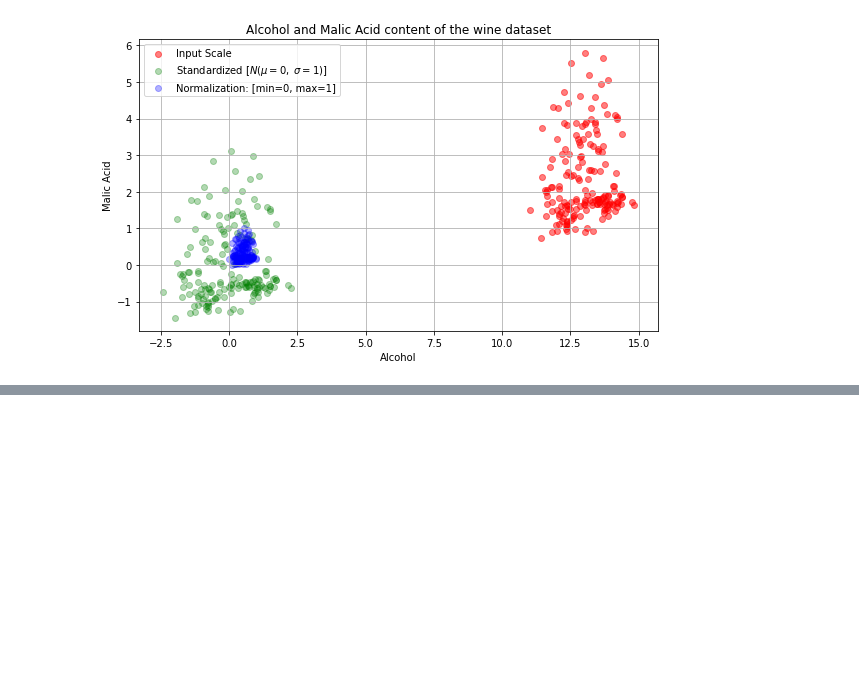
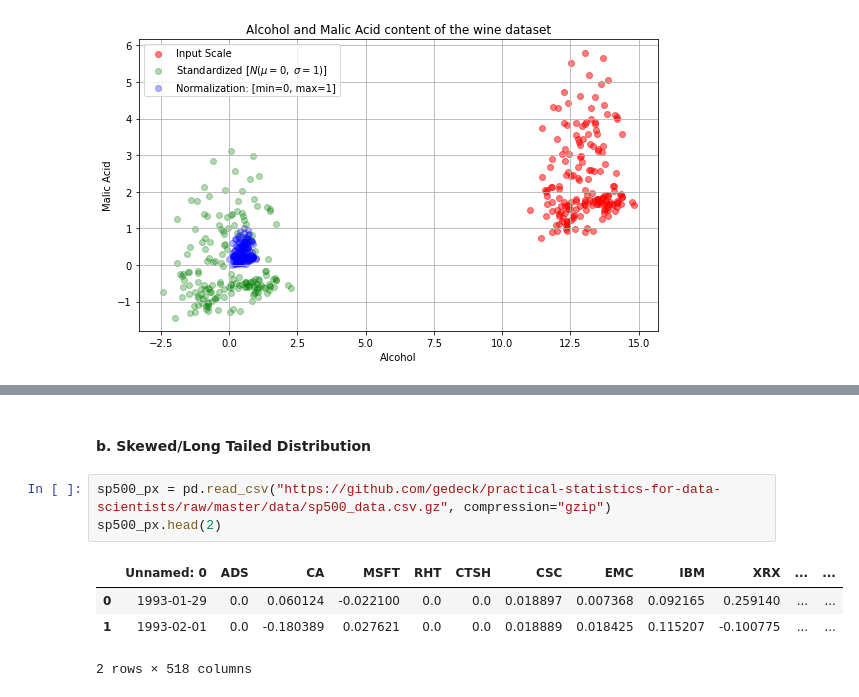
Before and after one commit to mrutyunjay17/Hands-On-Machine-Learning, a Jupyter notebook: other_books/practical_stats_for_ds/2_ data_and_sampling_distributions.ipynb, the cells around one changed output, grey strips where cells are left out. Drawn from its saved outputs; the diff is of its cells as text; blank space fills up the shorter version.

```diff
--- a/other_books/practical_stats_for_ds/2_ data_and_sampling_distributions.ipynb
+++ b/other_books/practical_stats_for_ds/2_ data_and_sampling_distributions.ipynb
@@ -161,0 +172,10 @@ plt.show()
+# %% [markdown]
+#### b. Skewed/Long Tailed Distribution
+# %%
+sp500_px = pd.read_csv("https://github.com/gedeck/practical-statistics-for-data-scientists/raw/master/data/sp500_data.csv.gz", compression="gzip")
+sp500_px.head(2)
+# %% [output]
+|  | Unnamed: 0 | ADS | CA | MSFT | RHT | CTSH | CSC | EMC | IBM | XRX | ... | ... |
+| 0 | 1993-01-29 | 0.0 | 0.060124 | -0.022100 | 0.0 | 0.0 | 0.018897 | 0.007368 | 0.092165 | 0.259140 | ... | ... |
+| 1 | 1993-02-01 | 0.0 | -0.180389 | 0.027621 | 0.0 | 0.0 | 0.018889 | 0.018425 | 0.115207 | -0.100775 | ... | ... |
+2 rows × 518 columns
```
Also changed, not shown: parts of 8 cells of this notebook.
